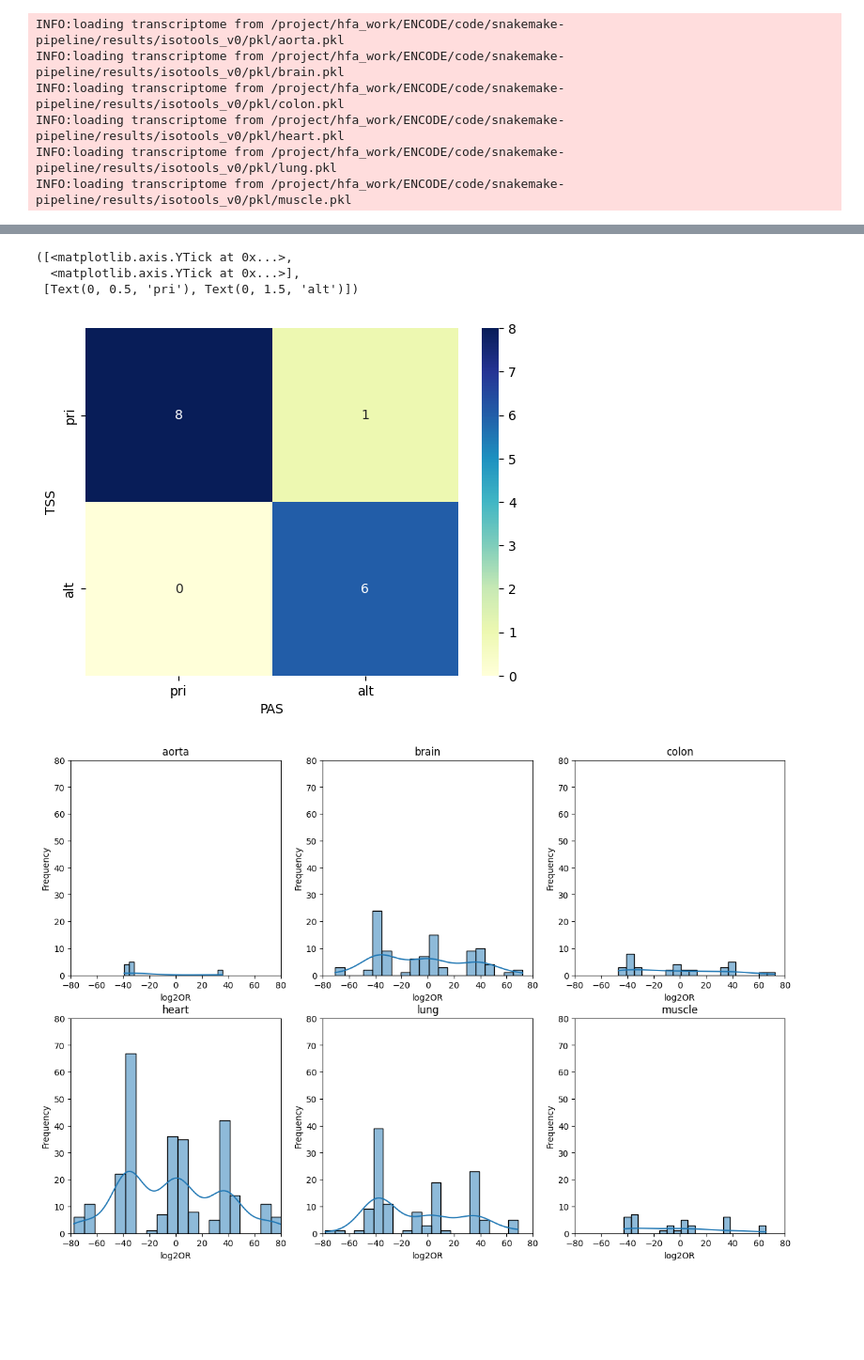
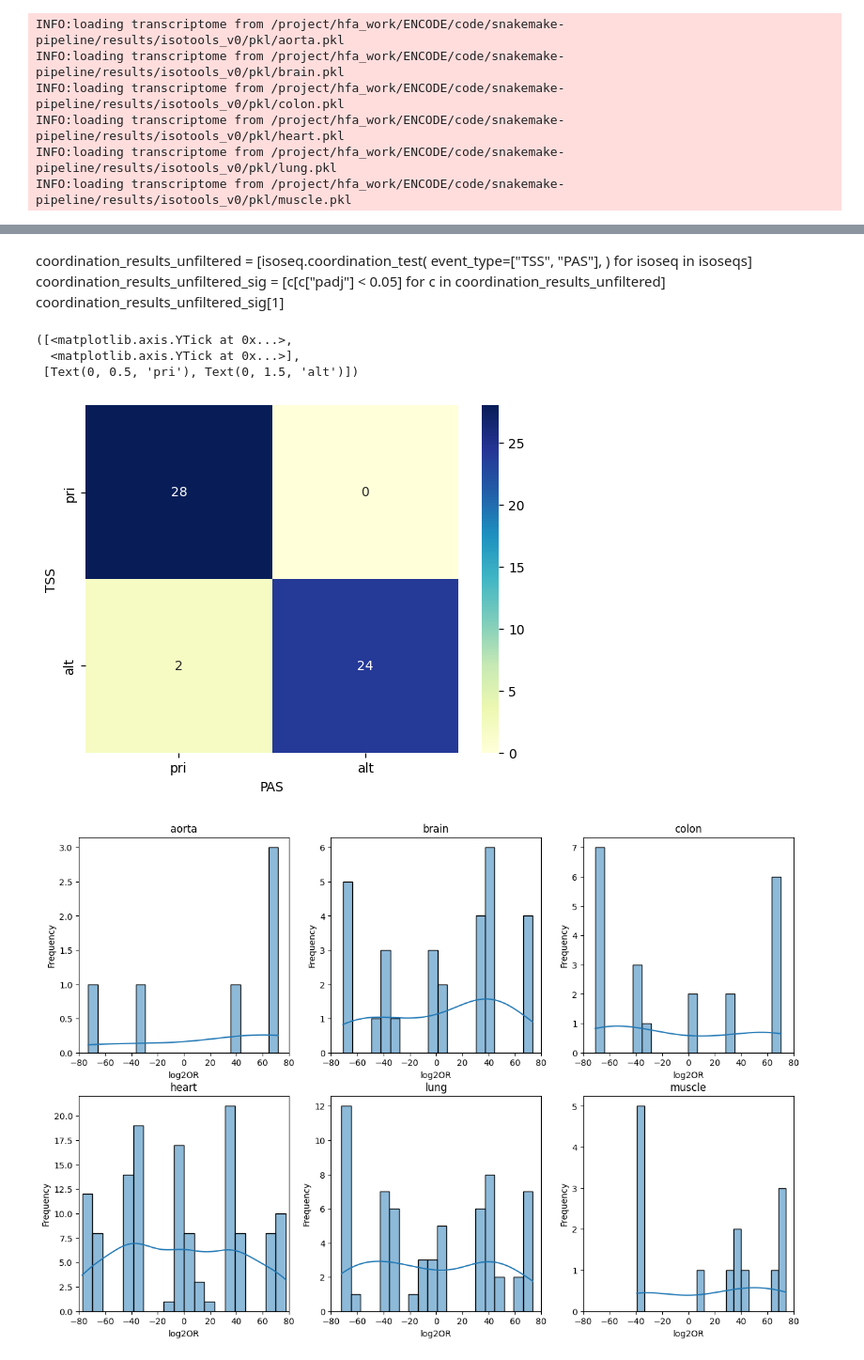
Before and after one commit to IceFreez3r/master-thesis, a Jupyter notebook: notebooks/IsoTools_coordination.ipynb, the cells around one changed output, grey strips where cells are left out. Shown at 94% size. Saved outputs shown, nothing was run; the diff lists cells and outputs as text; code cells hidden in the pictures; blank space fills up the shorter version.

Commit message:
More coordination analysis

```diff
--- a/notebooks/IsoTools_coordination.ipynb
+++ b/notebooks/IsoTools_coordination.ipynb
@@ -41,8 +42,8 @@ for tissue, isoseq in zip(TISSUES, isoseqs):
 for isoseq in isoseqs:
     isoseq.add_filter(tag='SQANTI_SUPPORT', expression='CAGE_SUPPORT and TSS_RATIO and POLYA_SITE and POLYA_MOTIF', context='transcript', update=True)
 # %%
-for isoseq in isoseqs:
+for i, isoseq in enumerate(isoseqs):
     count = 0
     for transcript in isoseq.iter_transcripts(query='SQANTI_SUPPORT'):
         count += 1
-    count
+    print(TISSUES[i], count)
@@ -48,0 +57,6 @@ for isoseq in isoseqs:
+# %%
+for i, isoseq in enumerate(isoseqs):
+    count = 0
+    for transcript in isoseq.iter_transcripts(query='FRAGMENT'):
+        count += 1
+    print(TISSUES[i], count)
@@ -51,9 +98,10 @@ coordination_results = [isoseq.coordination_test(
     event_type=["TSS", "PAS"],
     min_total=10,
     min_alt_fraction=.01,
+    min_dist_AB=100,
     transcript_filter="SQANTI_SUPPORT",
 ) for isoseq in isoseqs]
 coordination_results_sig = [c[c["padj"] < 0.05] for c in coordination_results]
-coordination_results_sig[0]
+coordination_results_sig[1]
 # %% [output]
 |  | gene_id | gene_name | strand | eventA_type | eventB_type | eventA_start | eventA_end | eventB_start | ... |
@@ -92,7 +125,12 @@ coordination_results_unfiltered_sig[0]
+# %% [markdown]
+coordination_results_unfiltered = [isoseq.coordination_test(
+    event_type=["TSS", "PAS"],
+) for isoseq in isoseqs]
+coordination_results_unfiltered_sig = [c[c["padj"] < 0.05] for c in coordination_results_unfiltered]
+coordination_results_unfiltered_sig[1]
 # %%
 # Display a contingency table for a specific event
-first_event = coordination_results_sig[0].iloc[1]
-# priA_priB	priA_altB	altA_priB	altA_altB
+first_event = coordination_results_sig[1].iloc[1]
 con_tab = [[first_event["priA_priB"], first_event["priA_altB"]], [first_event["altA_priB"], first_event["altA_altB"]]]
 sns.heatmap(con_tab, annot=True, fmt="d", cmap="YlGnBu")
 # Axis labels
@@ -105,21 +143,21 @@ plt.yticks([0.5, 1.5], ["pri", "alt"])
 ([<matplotlib.axis.YTick at 0x...>,
   <matplotlib.axis.YTick at 0x...>],
  [Text(0, 0.5, 'pri'), Text(0, 1.5, 'alt')])
-[figure, old version]
+[figure, new version]
 # %%
 # 2x3 subplot grid of histograms
 fig, axs = plt.subplots(2, 3, figsize=(15, 10))
 for i, ax in enumerate(axs.flat):
     sns.histplot(coordination_results_sig[i]["log2OR"], bins=20, kde=True, ax=ax)
     # Limit x to -80 to 80
     ax.set_xlim(-80, 80)
     # Limit y to 0 to 80
-    ax.set_ylim(0, 80)
+    # ax.set_ylim(0, 80)
     ax.set_xlabel("log2OR")
     ax.set_ylabel("Frequency")
     ax.set_title(TISSUES[i])
 # %% [output]
-[figure, old version]
+[figure, new version]
 # %%
 # Taken from Carmine with minor adjustments
 # https://github.com/carmineceraolo/splicing-coordination/blob/main/sheet05.ipynb
```
Also changed, not shown: parts of 15 cells of this notebook.
